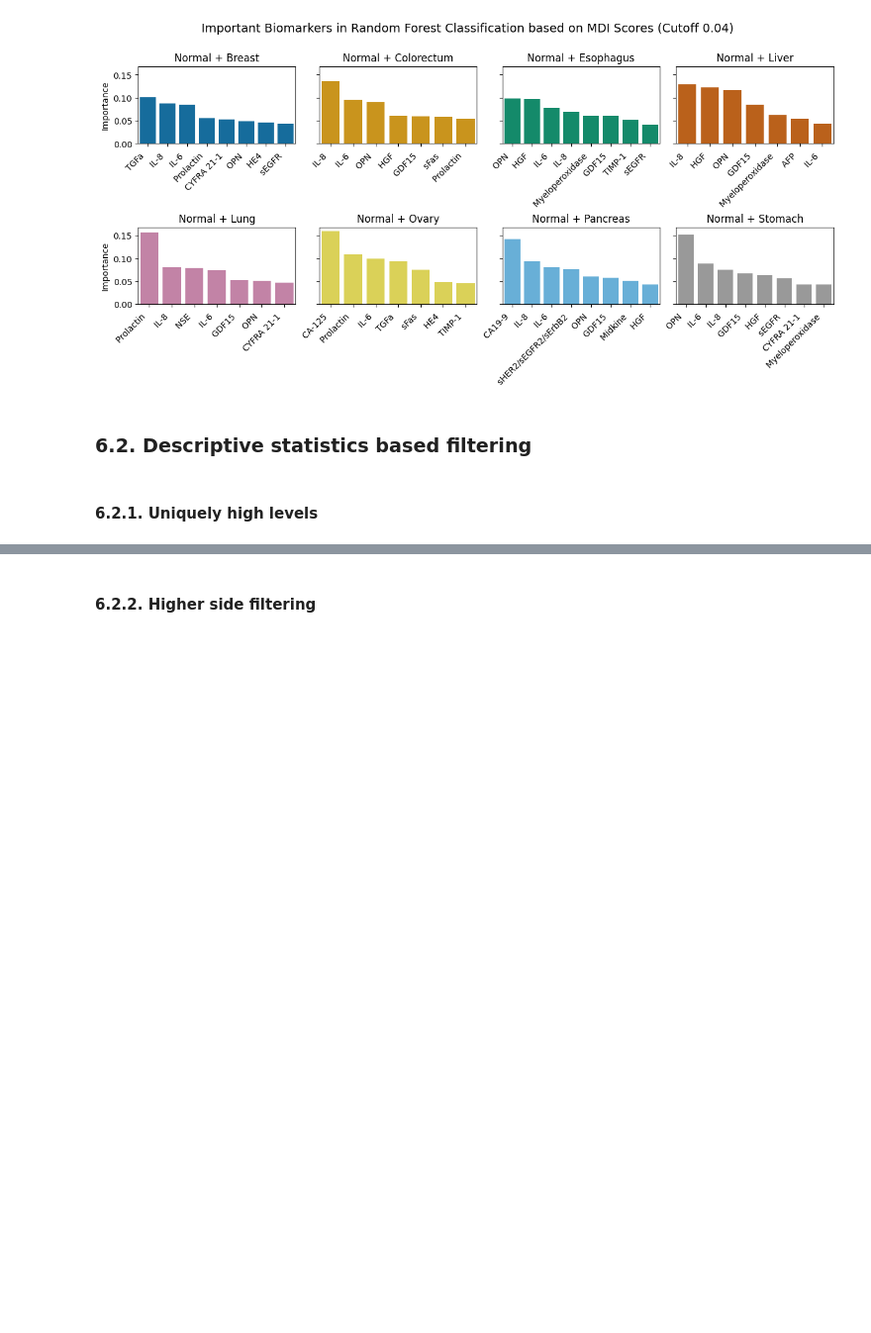
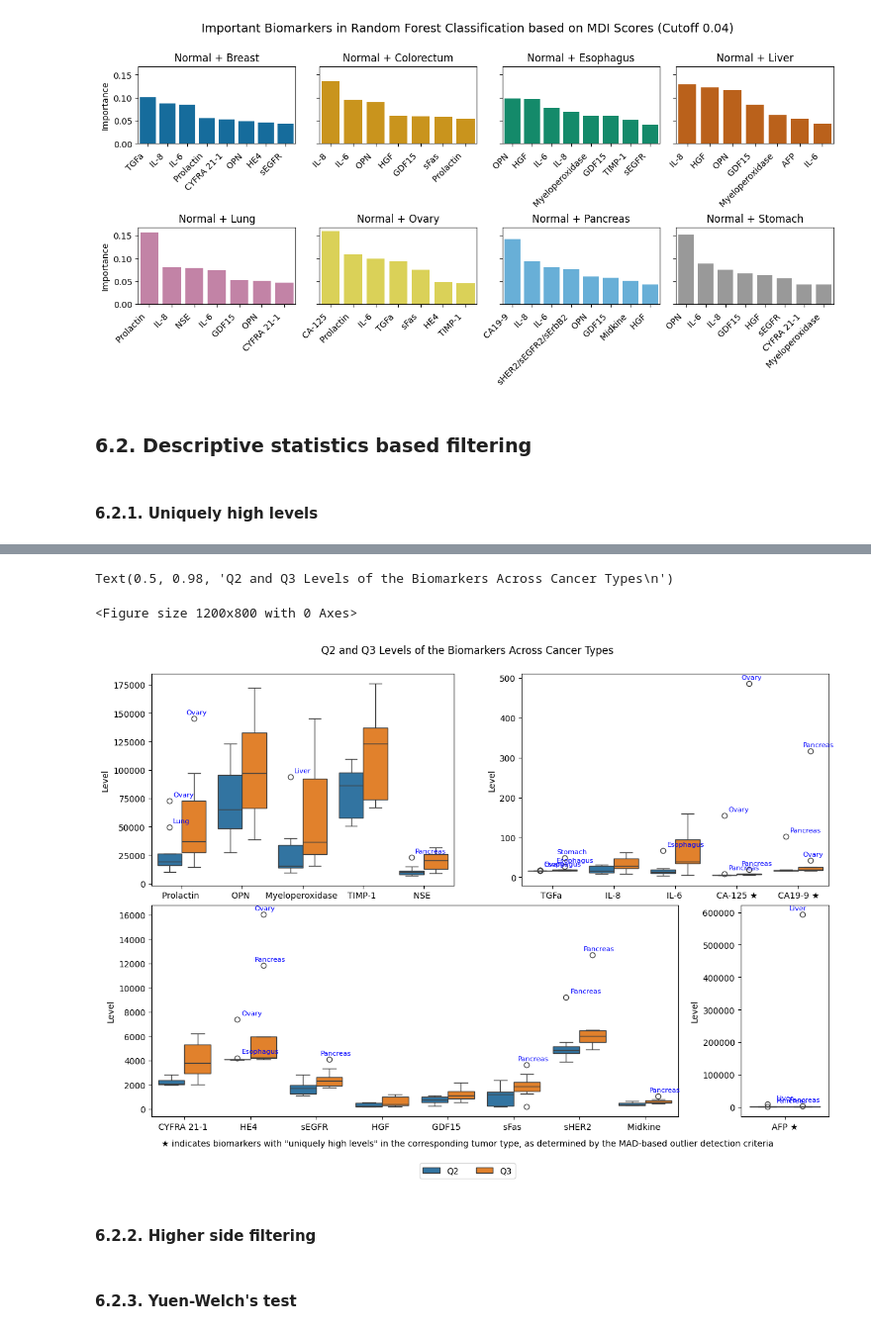
Before and after one commit to subhajitbn/Cancer-Biomarkers-from-Clinical-Data, a Jupyter notebook: tutorial-full.ipynb, the cells around one changed output, grey strips where cells are left out. Shown at 99% size. Drawn from its saved outputs; the diff is of its cells as text; code cells hidden in the pictures; blank space fills up the shorter version.

```diff
--- a/tutorial-full.ipynb
+++ b/tutorial-full.ipynb
@@ -1101,2 +1114,73 @@ Text(0.5, 0.98, 'Q2 and Q3 Levels of the Biomarkers Across Cancer Types\n')
+# %%
+boxplot_dfs = [cv_boxplot_df_1, cv_boxplot_df_3, cv_boxplot_df_2, cv_boxplot_df_4]
+
+fig = plt.figure(figsize=(12, 8))
+gs = GridSpec(2, 10, figure=fig)
+
+# Create figure with flexible layout
+fig = plt.figure(figsize=(12, 8), constrained_layout = True)
+gs = GridSpec(2, 10, figure=fig)
+
+# Define subplots (6:4 width ratio for the first row, 8:2 width ratio for the second row)
+ax1 = fig.add_subplot(gs[0, :5])  # First row, first subplot (occupying 6 columns)
+ax2 = fig.add_subplot(gs[0, 5:])  # First row, second subplot (occupying 4 columns)
+ax3 = fig.add_subplot(gs[1, :8])  # Second row, first subplot (occupying 8 columns)
+ax4 = fig.add_subplot(gs[1, 8:])  # Second row, second subplot (occupying 2 columns)
+
+axs = [ax1, ax2, ax3, ax4]
+
+for i, ax in enumerate(axs):
+    # sns.stripplot(data=boxplot_dfs[i], x = 'Biomarker', y = 'Level',  hue = 'Quartile', dodge=True, jitter=False, ax=ax)
+    sns.boxplot(data=boxplot_dfs[i], x = 'Biomarker', y = 'Level',  hue = 'Quartile', ax=ax)
+    ax.set_xlabel('')
+    # Add outlier annotations
+    for biomarker in boxplot_dfs[i]['Biomarker'].unique():
+        biomarker_data = boxplot_dfs[i][boxplot_dfs[i]['Biomarker'] == biomarker]
+
+        for quartile in biomarker_data['Quartile'].unique():
+            data = biomarker_data[biomarker_data['Quartile'] == quartile]
+            levels = data['Level']
+            tumor_types = data['Tumor_type']
+
+            q1 = levels.quantile(0.25)
+            q3 = levels.quantile(0.75)
+            iqr = q3 - q1
+            upper_bound = q3 + 1.5 * iqr
+
+            outliers = data[levels > upper_bound]
+            for _, outlier_row in outliers.iterrows():
+                outlier_level = outlier_row['Level']
+                outlier_quartile = outlier_row['Quartile']
+                tumor_type = outlier_row['Tumor_type']
+                if outlier_quartile == 'Q2':
+                    ax.annotate(f"{tumor_type}",
+                                xy=(biomarker, outlier_level),
+                                xytext=(-10, 5),
+                                textcoords="offset points",
+                                fontsize=8,
+                                color='blue')
+                else:
+                    ax.annotate(f"{tumor_type}",
+                                xy=(biomarker, outlier_level),
+                                xytext=(5, 5),
+                                textcoords="offset points",
+                                fontsize=8,
+                                color='blue')
+
+handles, labels = axs[0].get_legend_handles_labels()
+fig.legend(handles, labels, loc='lower center', ncol=3, fontsize=10, bbox_to_anchor=(0.5, -0.1))
+# Completely remove legends from all subplots
+for ax in axs:
+    ax.get_legend().remove()
+
+# Add explanatory text at the bottom to indicate what "★" means
+fig.text(0.5, -0.02, '★ indicates biomarkers with \"uniquely high levels\" in the corresponding tumor type, as determined by the MAD-based outlier detection criteria', ha='center', va='center', fontsize=10, color='black')
+fig.suptitle("Q2 and Q3 Levels of the Biomarkers Across Cancer Types\n")
+# %% [output]
+Text(0.5, 0.98, 'Q2 and Q3 Levels of the Biomarkers Across Cancer Types\n')
+<Figure size 1200x800 with 0 Axes>
+[figure, added]
 # %% [markdown]
 #### 6.2.2. Higher side filtering
+# %% [markdown]
+#### 6.2.3. Yuen-Welch's test
```
Also changed, not shown: parts of 3 cells of this notebook.
